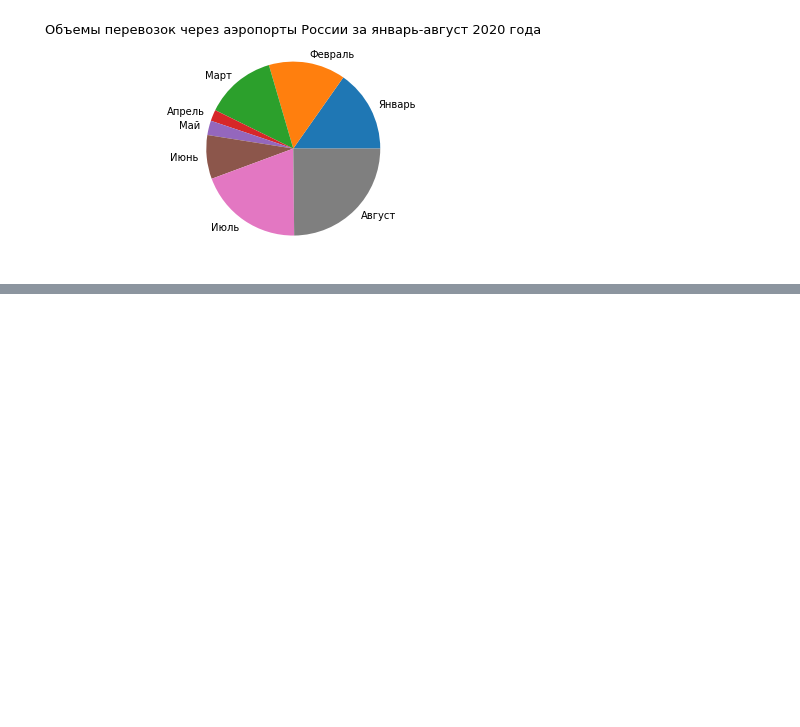
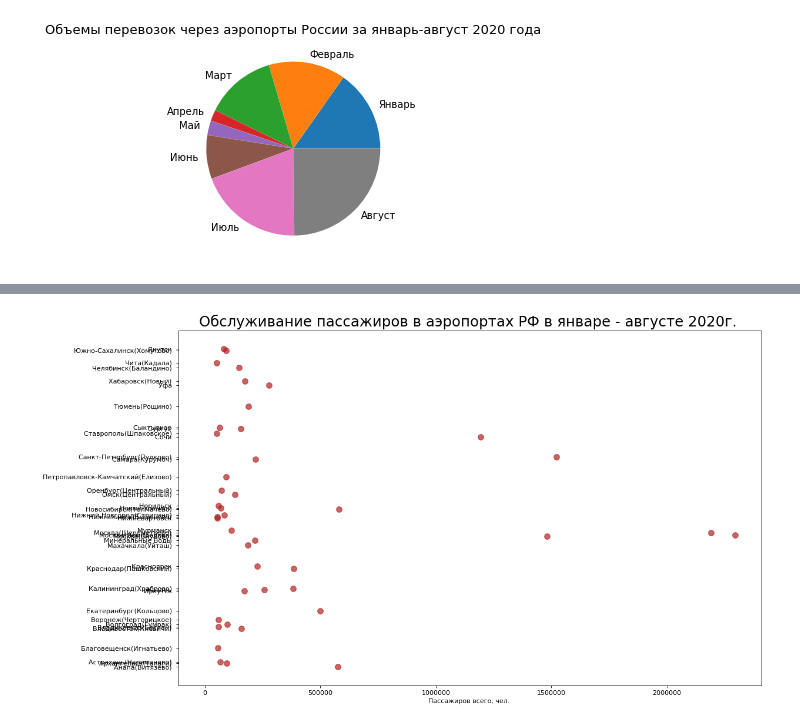
Before and after one commit to KseniyaBoeva/lessons, a Jupyter notebook: 16. Библиотека Matplotlib & Seaborn. Визуализация данных/visualization.ipynb, the cells around one changed output, grey strips where cells are left out. Saved outputs shown, nothing was run; the diff lists cells and outputs as text; code cells hidden in the pictures; blank space fills up the shorter version.

```diff
--- a/16. Библиотека Matplotlib & Seaborn. Визуализация данных/visualization.ipynb
+++ b/16. Библиотека Matplotlib & Seaborn. Визуализация данных/visualization.ipynb
@@ -89,3 +89,6 @@ plt.title('Объемы перевозок через аэропорты Рос
 plt.show()
 # %% [output]
 [figure]
+# %%
+df_airp_pas = pd.read_csv('airports_passengers.csv')
+df_airp_pas
@@ -91,0 +109,18 @@ plt.show()
+# %%
+df_airp_pas_ag = df_airp_pas[['Аэропорт','Август']]
+df = df_airp_pas_ag.query('Август > 50000')
+
+# Draw plot
+fig, ax = plt.subplots(figsize=(16,10), dpi= 80)
+ax.hlines(y=df.index, xmin=11, xmax=26, color='gray', alpha=0.7, linewidth=1, linestyles='dashdot')
+ax.scatter(y=df.index, x=df['Август'], s=75, color='firebrick', alpha=0.7)
+
+# Title, Label, Ticks and Ylim
+ax.set_title('Обслуживание пассажиров в аэропортах РФ в январе - августе 2020г. ', fontdict={'size':22})
+ax.set_xlabel('Пассажиров всего, чел. ')
+ax.set_yticks(df.index)
+ax.set_yticklabels(df['Аэропорт'], fontdict={'horizontalalignment': 'right'})
+#ax.set_xlim(10, 27)
+plt.show()
+# %% [output]
+[figure, added]
```
Also changed, not shown: parts of 1 cell of this notebook.
